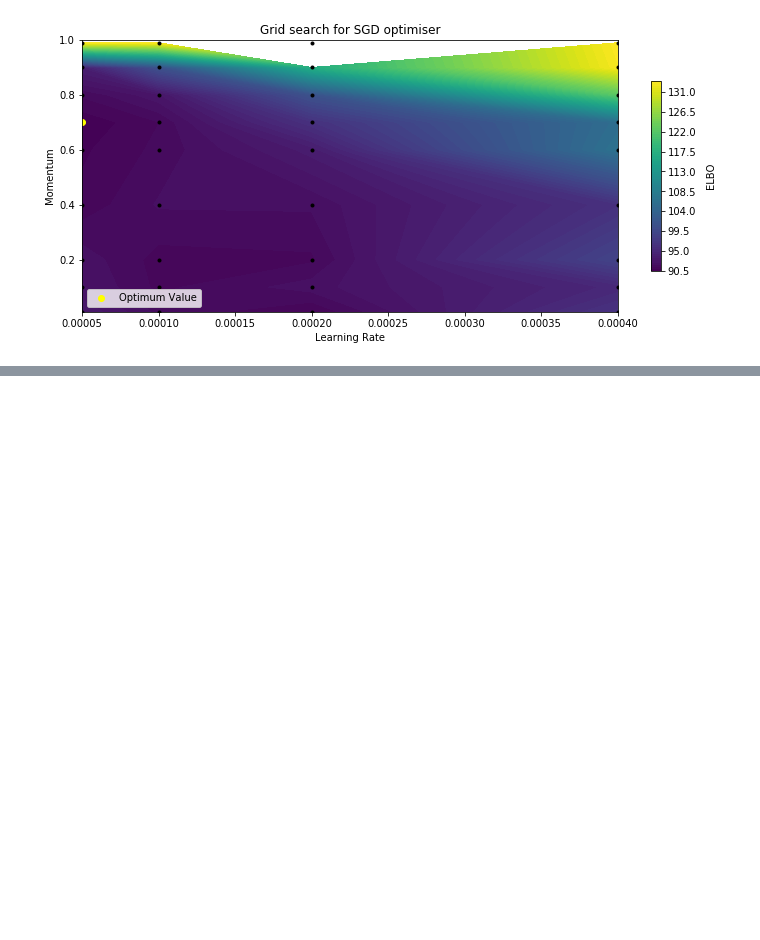
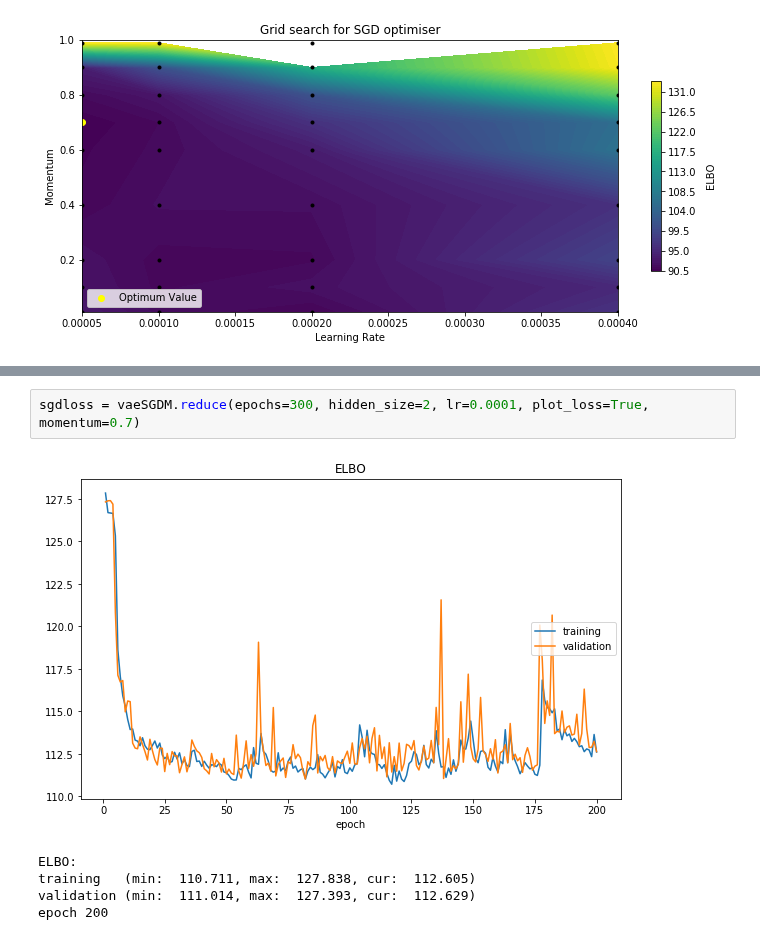
Before and after one commit to msc-acse/acse-9-independent-research-project-coush001, a Jupyter notebook: Investigation_Notebooks/Optimise optimiser.ipynb, the cells around one changed output, grey strips where cells are left out. Saved outputs shown, nothing was run; the diff lists cells and outputs as text; blank space fills up the shorter version.

```diff
--- a/Investigation_Notebooks/Optimise optimiser.ipynb
+++ b/Investigation_Notebooks/Optimise optimiser.ipynb
@@ -526,0 +465,8 @@ AttributeError: 'list' object has no attribute 'shape'
+# %%
+sgdloss = vaeSGDM.reduce(epochs=300, hidden_size=2, lr=0.0001, plot_loss=True, momentum=0.7)
+# %% [output]
+[figure, added]
+ELBO:
+training   (min:  110.711, max:  127.838, cur:  112.605)
+validation (min:  111.014, max:  127.393, cur:  112.629)
+epoch 200
```
Also changed, not shown: parts of 17 cells of this notebook, 16 other files.
